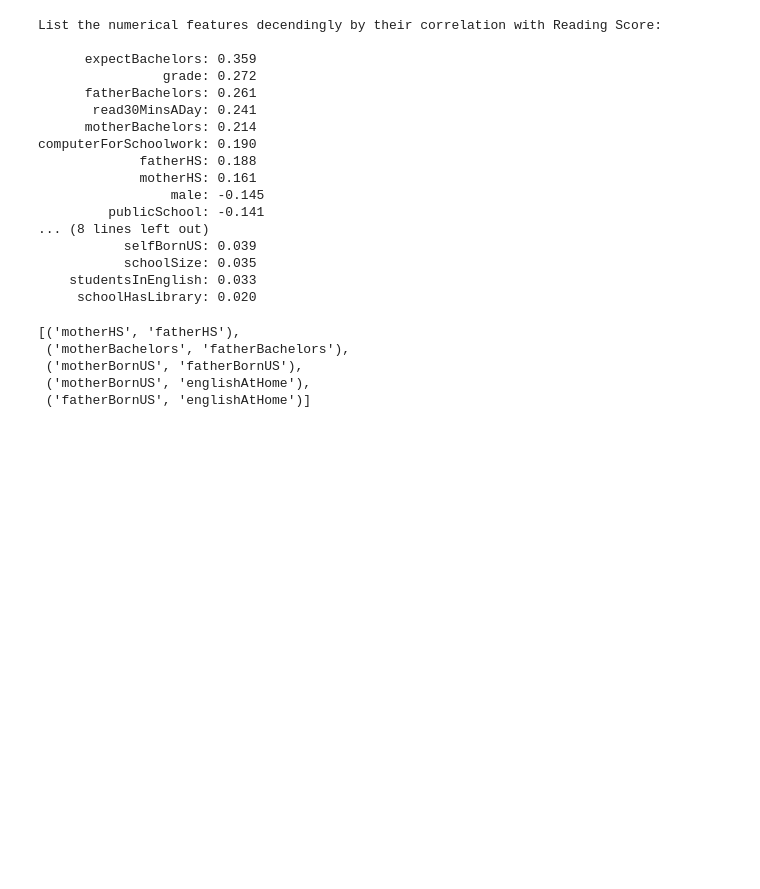
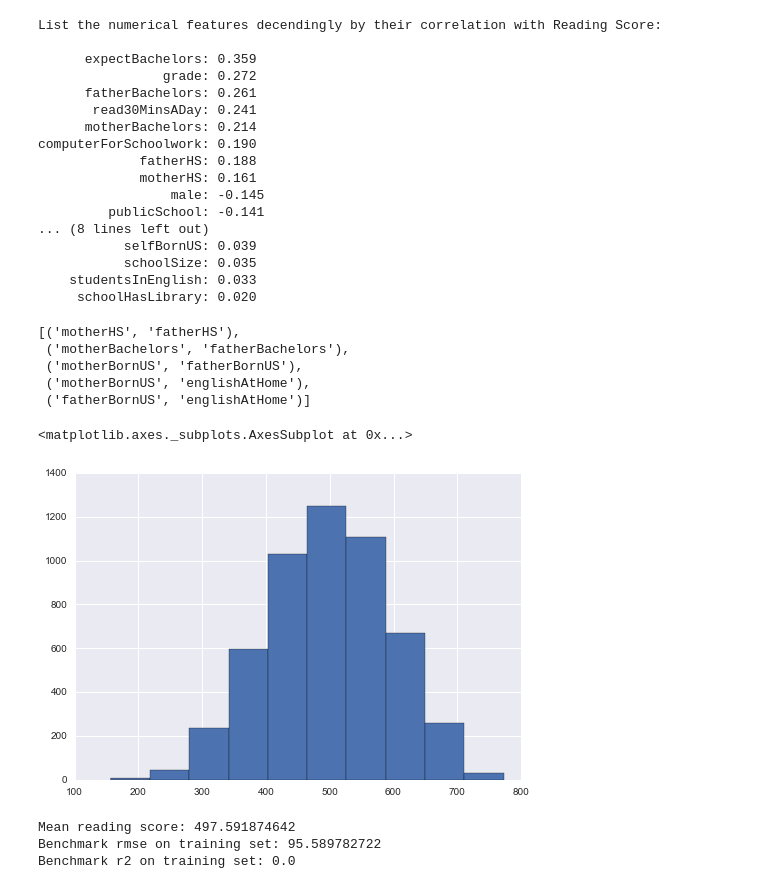
Before and after one commit to shintotm/TestScorePrediction, a Jupyter notebook: exploratory_analysis.ipynb, the cells around one changed output. Drawn from its saved outputs; the diff is of its cells as text; code cells hidden in the pictures; blank space fills up the shorter version.

```diff
--- a/exploratory_analysis.ipynb
+++ b/exploratory_analysis.ipynb
@@ -312,3 +312,26 @@ indices
  ('motherBornUS', 'fatherBornUS'),
  ('motherBornUS', 'englishAtHome'),
  ('fatherBornUS', 'englishAtHome')]
+# %%
+pisa['readingScore'].hist()
+# %% [output]
+<matplotlib.axes._subplots.AxesSubplot at 0x...>
+[figure, added]
+# %%
+# Use average of scores as benchmark
+from sklearn.metrics import mean_squared_error
+from sklearn.metrics import r2_score
+
+print 'Mean reading score:', np.mean(pisa['readingScore'])
+
+benchmark_pred = np.empty(pisa.shape[0])
+benchmark_pred.fill(np.mean(pisa['readingScore']))
+
+benchmark_rmse = np.sqrt(mean_squared_error(pisa['readingScore'], benchmark_pred))
+benchmark_r2 = r2_score(pisa['readingScore'], benchmark_pred)
+print 'Benchmark rmse on training set:', benchmark_rmse
+print 'Benchmark r2 on training set:', benchmark_r2
+# %% [output]
+Mean reading score: 497.591874642
+Benchmark rmse on training set: 95.589782722
+Benchmark r2 on training set: 0.0
```
Also changed, not shown: parts of 3 cells of this notebook.
